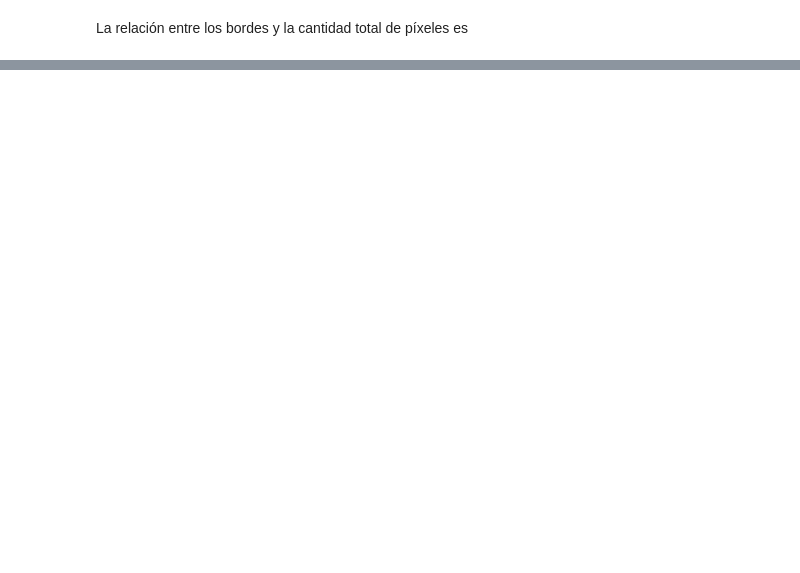
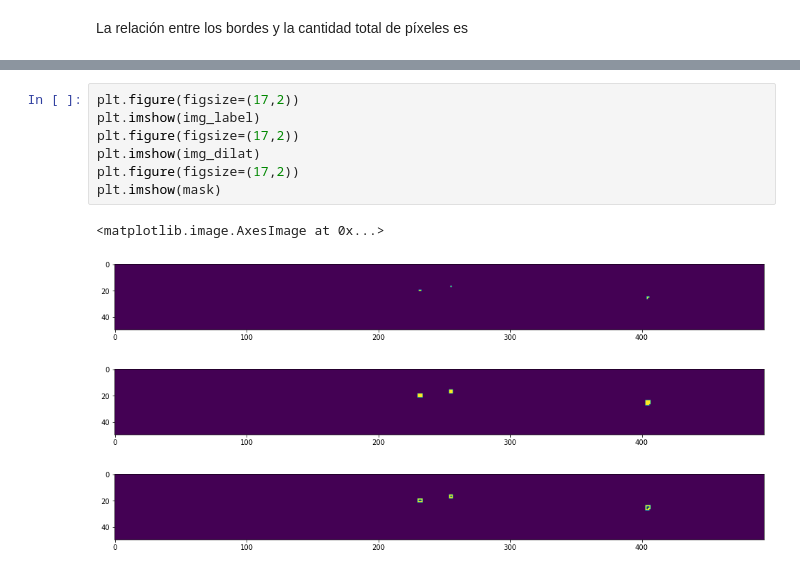
Before and after one commit to Igna11/Tesis-Skipper, a Jupyter notebook: Analisis_Imagenes_bordes.ipynb, the cells around one changed output, grey strips where cells are left out. Saved outputs shown, nothing was run; the diff lists cells and outputs as text; blank space fills up the shorter version.

```diff
--- a/Analisis_Imagenes_bordes.ipynb
+++ b/Analisis_Imagenes_bordes.ipynb
@@ -463,0 +670,12 @@ np.sum(bordes)/bordes.size
+# %%
+plt.figure(figsize=(17,2))
+plt.imshow(img_label)
+plt.figure(figsize=(17,2))
+plt.imshow(img_dilat)
+plt.figure(figsize=(17,2))
+plt.imshow(mask)
+# %% [output]
+<matplotlib.image.AxesImage at 0x...>
+[figure, added]
+[figure, added]
+[figure, added]
```
Also changed, not shown: parts of 12 cells of this notebook.
